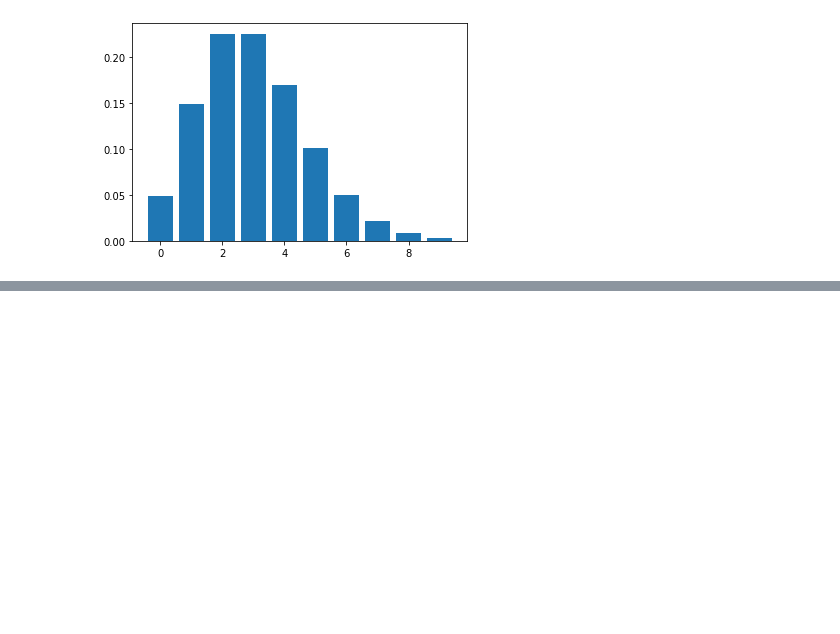
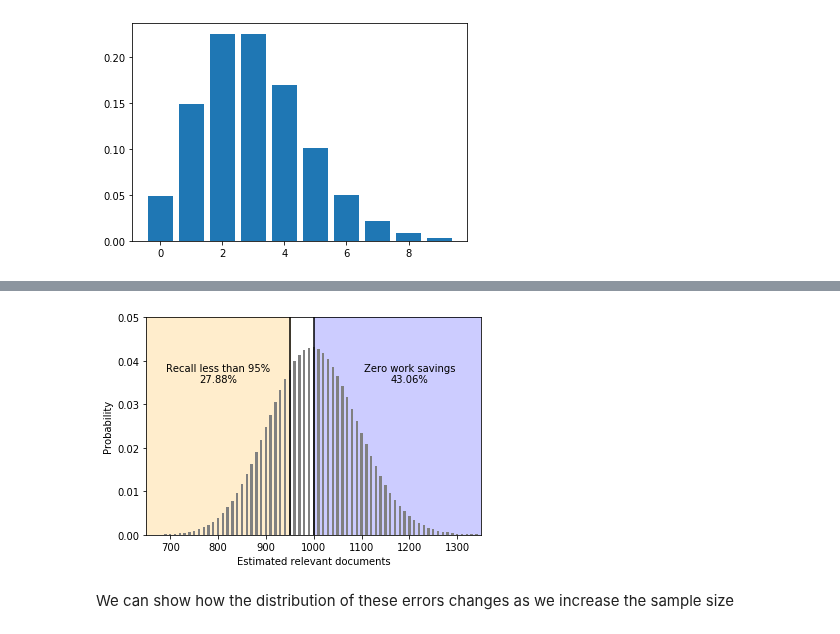
Before and after one commit to mcallaghan/rapid-screening, a Jupyter notebook: analysis/bir_theory.ipynb, the cells around one changed output, grey strips where cells are left out. Saved outputs shown, nothing was run; the diff lists cells and outputs as text; code cells hidden in the pictures; blank space fills up the shorter version.

Commit message:
plot update

```diff
--- a/analysis/bir_theory.ipynb
+++ b/analysis/bir_theory.ipynb
@@ -179,0 +187,35 @@ plt.show()
+# %%
+fig, ax = plt.subplots()
+sample_size = 2000
+total_number_items = 20000
+type1_items = 1000
+
+sample_type1 = np.arange(0, sample_size + 1)
+
+pmf_array = hypergeom.pmf(sample_type1, total_number_items, sample_size, type1_items)
+r_est = sample_type1 * total_number_items / sample_size
+est_points = np.column_stack((r_est, pmf_array))
+
+data = np.transpose(est_points)
+
+ax.axvspan(0, 950, alpha=0.2, color='orange')
+ax.axvspan(1000, 2000, alpha=0.2, color='blue')
+
+ax.bar(data[0], data[1], width = 5, color = 'grey', alpha=1)
+ax.vlines([950, 1000], 0, 0.05)
+
+ax.text(1200, 0.035,f"Zero work savings\n{hypergeom.sf(101, total_number_items, sample_size, type1_items):.2%}",ha="center")
+
+ax.text(800, 0.035,f"Recall less than 95%\n{hypergeom.cdf(94, total_number_items, sample_size, type1_items):.2%}",ha="center")
+
+ax.set_xlim([650,1350])
+ax.set_ylim([0, 0.05])
+
+ax.set_xlabel('Estimated relevant documents')
+ax.set_ylabel('Probability')
+
+plt.savefig("../images/bir_errors.pdf")
+# %% [output]
+[figure, added]
+# %% [markdown]
+We can show how the distribution of these errors changes as we increase the sample size
```
Also changed, not shown: parts of 3 cells of this notebook, 25 other files.
